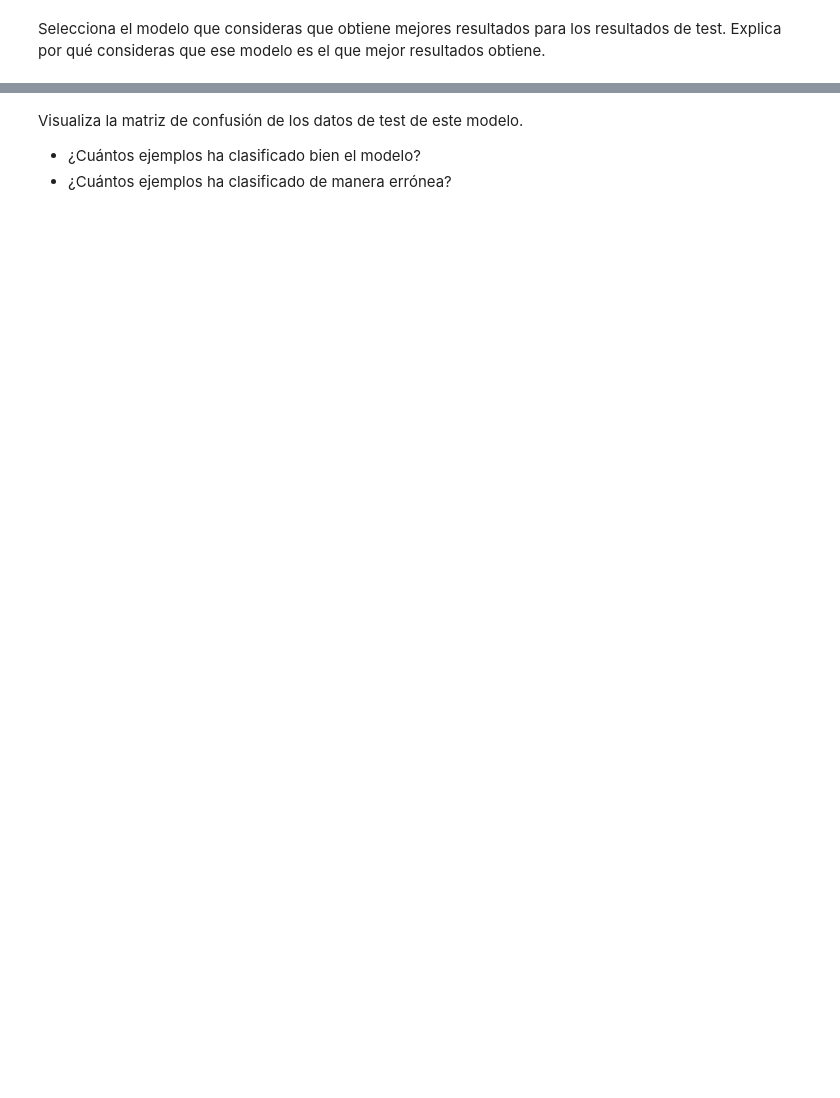
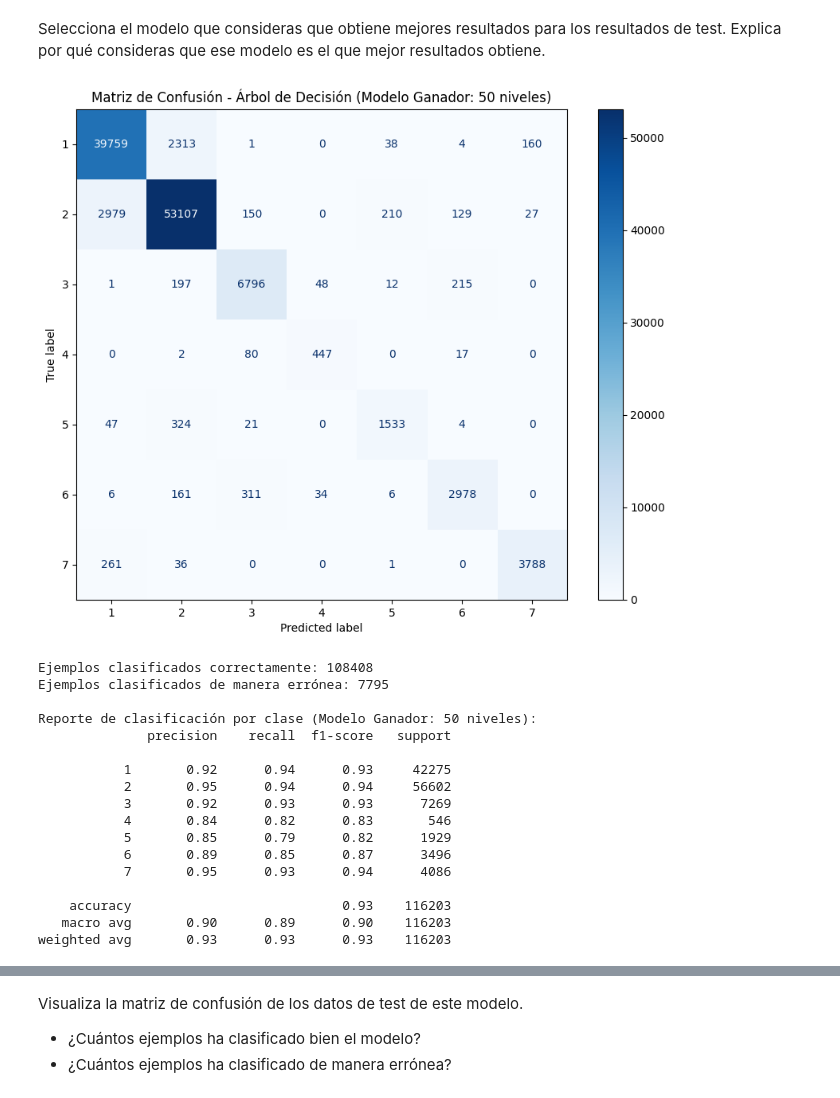
Before and after one commit to 0x-w0lf/aprendizaje-supervisado-act2, a Jupyter notebook: Actividad_2_CoverType.ipynb, the cells around one changed output, grey strips where cells are left out. Saved outputs shown, nothing was run; the diff lists cells and outputs as text; code cells hidden in the pictures; blank space fills up the shorter version.

```diff
--- a/Actividad_2_CoverType.ipynb
+++ b/Actividad_2_CoverType.ipynb
@@ -449,2 +510,45 @@ _Nota: recuerda que es un modelo de clasificación multiclase y hay que analizar
 # %% [markdown]
 Selecciona el modelo que consideras que obtiene mejores resultados para los resultados de test. Explica por qué consideras que ese modelo es el que mejor resultados obtiene.
+# %%
+from sklearn.metrics import confusion_matrix, ConfusionMatrixDisplay, classification_report
+import matplotlib.pyplot as plt
+
+best_tree_model = decision_trees[3]
+y_pred_best = best_tree_model.predict(X_test)
+
+cm_best = confusion_matrix(y_test, y_pred_best)
+disp_best = ConfusionMatrixDisplay(confusion_matrix=cm_best, display_labels=best_tree_model.classes_)
+
+fig, ax = plt.subplots(figsize=(10, 8))
+disp_best.plot(ax=ax, cmap='Blues', values_format='d')
+plt.title('Matriz de Confusión - Árbol de Decisión (Modelo Ganador: 50 niveles)')
+plt.show()
+
+correct_predictions_best = (y_test == y_pred_best).sum()
+incorrect_predictions_best = (y_test != y_pred_best).sum()
+
+print(f"Ejemplos clasificados correctamente: {correct_predictions_best}")
+print(f"Ejemplos clasificados de manera errónea: {incorrect_predictions_best}")
+
+report_best = classification_report(y_test, y_pred_best)
+print("\nReporte de clasificación por clase (Modelo Ganador: 50 niveles):")
+print(report_best)
+# %% [output]
+[figure, added]
+Ejemplos clasificados correctamente: 108408
+Ejemplos clasificados de manera errónea: 7795
+
+Reporte de clasificación por clase (Modelo Ganador: 50 niveles):
+              precision    recall  f1-score   support
+
+           1       0.92      0.94      0.93     42275
+           2       0.95      0.94      0.94     56602
+           3       0.92      0.93      0.93      7269
+           4       0.84      0.82      0.83       546
+           5       0.85      0.79      0.82      1929
+           6       0.89      0.85      0.87      3496
+           7       0.95      0.93      0.94      4086
+
+    accuracy                           0.93    116203
+   macro avg       0.90      0.89      0.90    116203
+weighted avg       0.93      0.93      0.93    116203
```
Also changed, not shown: parts of 17 cells of this notebook.
